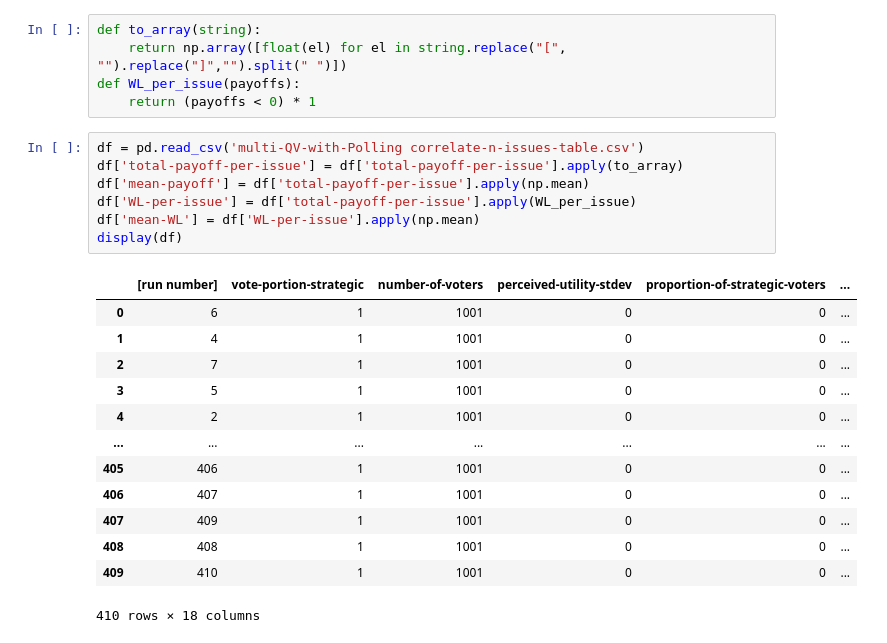
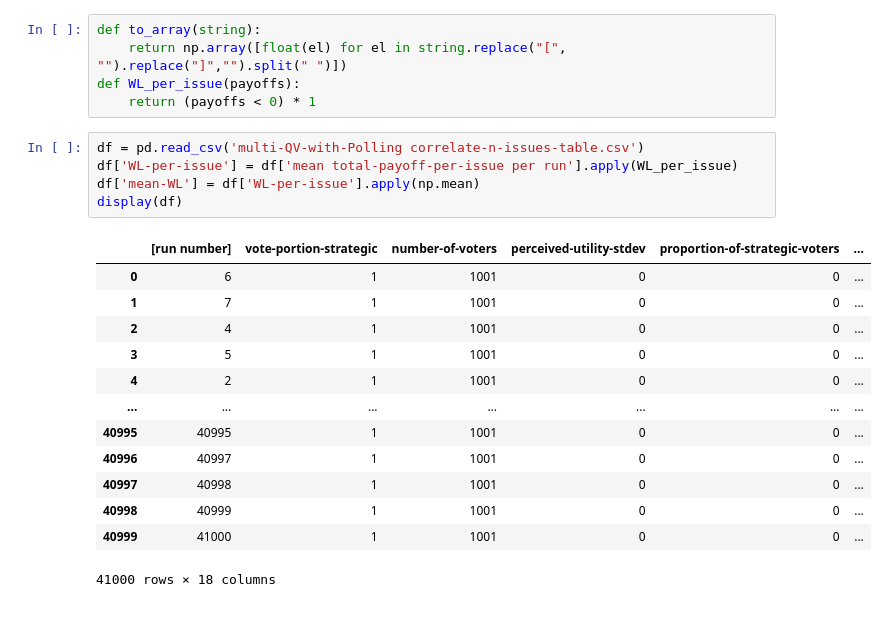
Before and after one commit to jzkelter/QV, a Jupyter notebook: data-analysis/analysis-future-work/mQV correlate n issues.ipynb, the cells around one changed output. Saved outputs shown, nothing was run; the diff lists cells and outputs as text.

```diff
--- a/data-analysis/analysis-future-work/mQV correlate n issues.ipynb
+++ b/data-analysis/analysis-future-work/mQV correlate n issues.ipynb
@@ -15,25 +15,23 @@ def WL_per_issue(payoffs):
     return (payoffs < 0) * 1
 # %%
 df = pd.read_csv('multi-QV-with-Polling correlate-n-issues-table.csv')
-df['total-payoff-per-issue'] = df['total-payoff-per-issue'].apply(to_array)
-df['mean-payoff'] = df['total-payoff-per-issue'].apply(np.mean)
-df['WL-per-issue'] = df['total-payoff-per-issue'].apply(WL_per_issue)
+df['WL-per-issue'] = df['mean total-payoff-per-issue per run'].apply(WL_per_issue)
 df['mean-WL'] = df['WL-per-issue'].apply(np.mean)
 display(df)
 # %% [output]
 |  | [run number] | vote-portion-strategic | number-of-voters | perceived-utility-stdev | proportion-of-strategic-voters | ... |
 | 0 | 6 | 1 | 1001 | 0 | 0 | ... |
-| 1 | 4 | 1 | 1001 | 0 | 0 | ... |
-| 2 | 7 | 1 | 1001 | 0 | 0 | ... |
+| 1 | 7 | 1 | 1001 | 0 | 0 | ... |
+| 2 | 4 | 1 | 1001 | 0 | 0 | ... |
 | 3 | 5 | 1 | 1001 | 0 | 0 | ... |
 | 4 | 2 | 1 | 1001 | 0 | 0 | ... |
 | ... | ... | ... | ... | ... | ... | ... |
-| 405 | 406 | 1 | 1001 | 0 | 0 | ... |
-| 406 | 407 | 1 | 1001 | 0 | 0 | ... |
-| 407 | 409 | 1 | 1001 | 0 | 0 | ... |
-| 408 | 408 | 1 | 1001 | 0 | 0 | ... |
-| 409 | 410 | 1 | 1001 | 0 | 0 | ... |
+| 40995 | 40995 | 1 | 1001 | 0 | 0 | ... |
+| 40996 | 40997 | 1 | 1001 | 0 | 0 | ... |
+| 40997 | 40998 | 1 | 1001 | 0 | 0 | ... |
+| 40998 | 40999 | 1 | 1001 | 0 | 0 | ... |
+| 40999 | 41000 | 1 | 1001 | 0 | 0 | ... |
-410 rows × 18 columns
+41000 rows × 18 columns
 # %%
 adf = df[df['correlate-n-issues'] == 10]
 ax = sns.scatterplot(x="issues-correlation",
```
Also changed, not shown: parts of 2 cells of this notebook, 7 other files.
